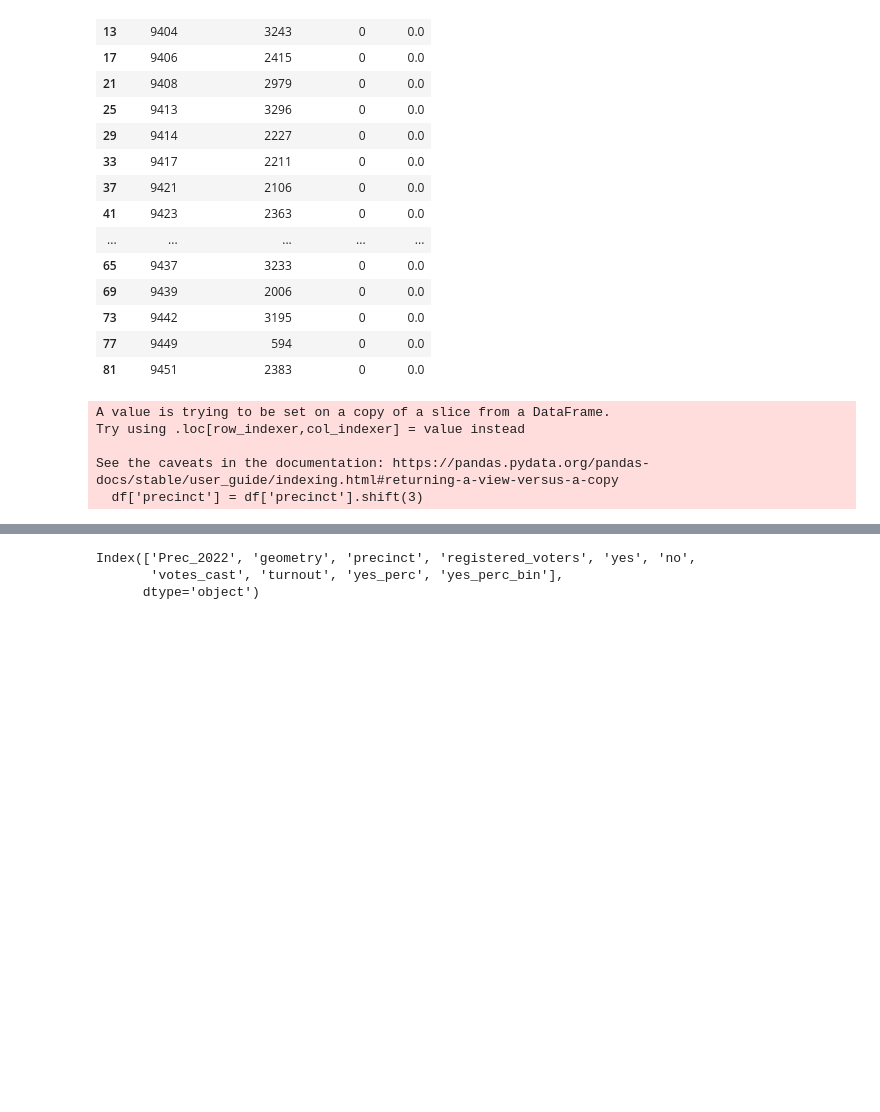
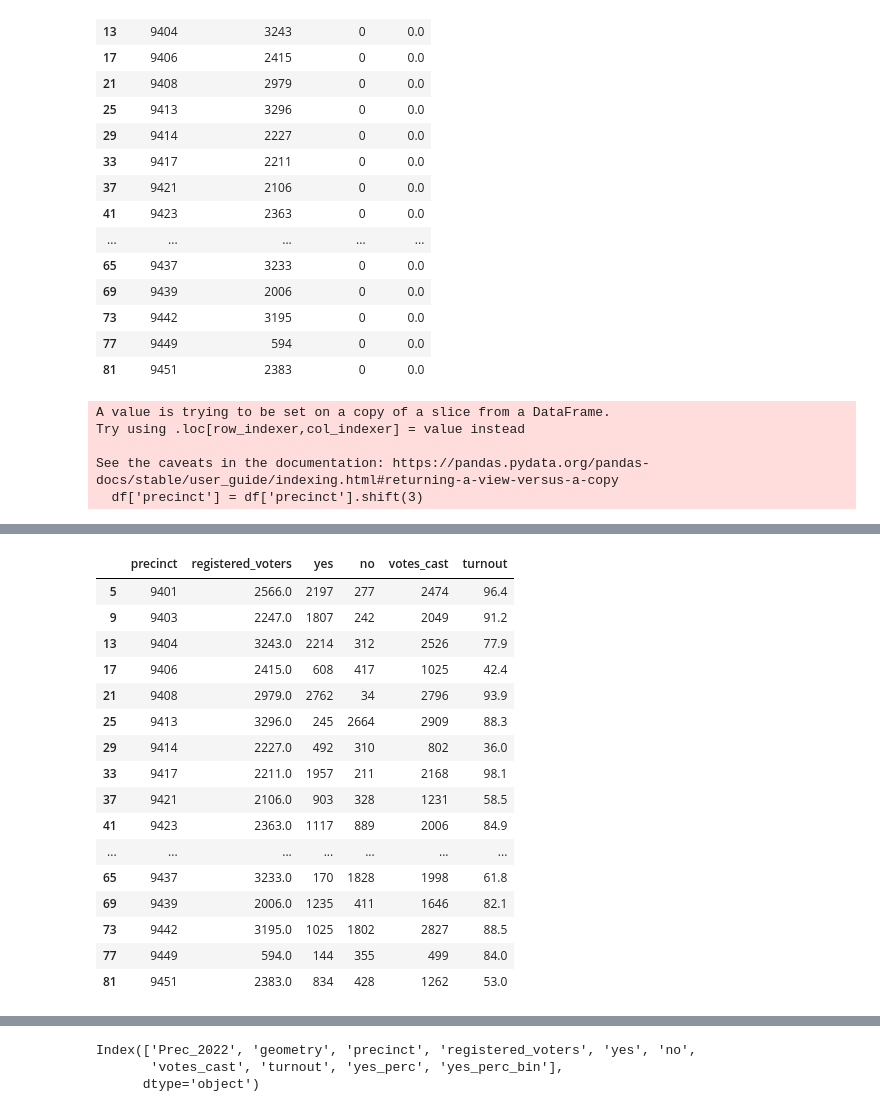
Before and after one commit to MissionLocal/2025-special-election-results, a Jupyter notebook: read_results.ipynb, the cells around one changed output, grey strips where cells are left out. Cells and saved outputs as stored; diff of their text form; code cells hidden in the pictures; blank space fills up the shorter version.

```diff
--- a/read_results.ipynb
+++ b/read_results.ipynb
@@ -132,3 +132,21 @@ See the caveats in the documentation: https://pandas.pydata.org/pandas-docs/stab
 # %%
 bins = [0, 25, 30, 35, 40, 45, 50, 55, 60, 65, 70, 75, 100]
 labels = ['Less than 25%', '25-30%', '30-35%', '35-40%', '40-45%', '45-50%', '50-55%', '55-60%', '60-65%', '65-70%', '70-75%', '75% and more']
+# %%
+# I want to generate random numbers for yes and no columns in dfA, but the sum of yes and no should be  no more than registered_voters
+
+def generate_yes_no(row):
+    registered_voters = row['registered_voters']
+    if registered_voters == 0:
+        return pd.Series([0, 0])
+
+    yes = randint(0, registered_voters)
+    no = randint(0, registered_voters - yes)
+
+    return pd.Series([yes, no])
+
+# make votes_cast the sum of yes and no
+
+dfA[['yes', 'no']] = dfA.apply(generate_yes_no, axis=1)
+dfA['votes_cast'] = dfA['yes'] + dfA['no']
+dfA['turnout'] = round((dfA['votes_cast'] / dfA['registered_voters']) * 100, 1).fillna(0)
@@ -134,0 +170,20 @@ labels = ['Less than 25%', '25-30%', '30-35%', '35-40%', '40-45%', '45-50%', '50
+# %%
+dfA
+# %% [output]
+|  | precinct | registered_voters | yes | no | votes_cast | turnout |
+| 5 | 9401 | 2566.0 | 2197 | 277 | 2474 | 96.4 |
+| 9 | 9403 | 2247.0 | 1807 | 242 | 2049 | 91.2 |
+| 13 | 9404 | 3243.0 | 2214 | 312 | 2526 | 77.9 |
+| 17 | 9406 | 2415.0 | 608 | 417 | 1025 | 42.4 |
+| 21 | 9408 | 2979.0 | 2762 | 34 | 2796 | 93.9 |
+| 25 | 9413 | 3296.0 | 245 | 2664 | 2909 | 88.3 |
+| 29 | 9414 | 2227.0 | 492 | 310 | 802 | 36.0 |
+| 33 | 9417 | 2211.0 | 1957 | 211 | 2168 | 98.1 |
+| 37 | 9421 | 2106.0 | 903 | 328 | 1231 | 58.5 |
+| 41 | 9423 | 2363.0 | 1117 | 889 | 2006 | 84.9 |
+| ... | ... | ... | ... | ... | ... | ... |
+| 65 | 9437 | 3233.0 | 170 | 1828 | 1998 | 61.8 |
+| 69 | 9439 | 2006.0 | 1235 | 411 | 1646 | 82.1 |
+| 73 | 9442 | 3195.0 | 1025 | 1802 | 2827 | 88.5 |
+| 77 | 9449 | 594.0 | 144 | 355 | 499 | 84.0 |
+| 81 | 9451 | 2383.0 | 834 | 428 | 1262 | 53.0 |
```
Also changed, not shown: parts of 11 cells of this notebook, 1 other file.
